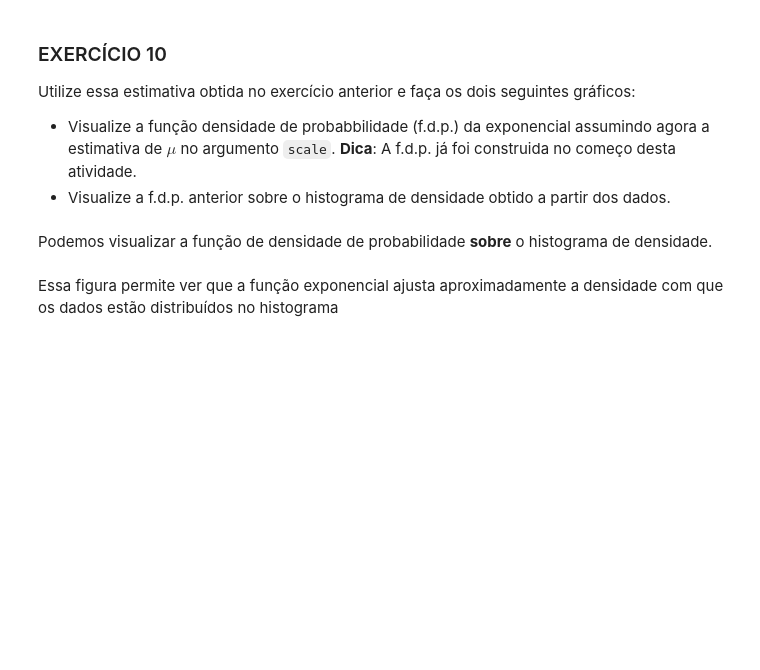
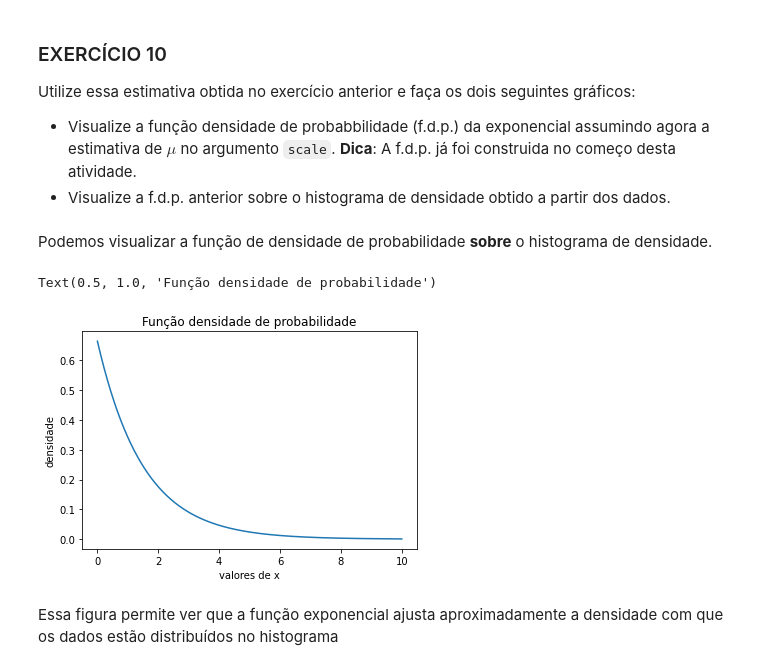
Before and after one commit to CarolMagario/CD22-2, a Jupyter notebook: aula16/Aula 16_Atividade_Exponencial.ipynb, the cells around one changed output. Saved outputs shown, nothing was run; the diff lists cells and outputs as text; code cells hidden in the pictures; blank space fills up the shorter version.

```diff
--- a/aula16/Aula 16_Atividade_Exponencial.ipynb
+++ b/aula16/Aula 16_Atividade_Exponencial.ipynb
@@ -390,3 +455,6 @@ Considerando os valores observados na amostra, **estime** o valor de $\mu$ e, po
 *Resposta esperada: mu = 1.5048349999999997 lambda = 0.6645246821080053*
 # %%
 # COLOQUE SEU CÓDIGO AQUI
+# %%
+mu = valores_f.mean()
+mu
@@ -403,6 +486,17 @@ Utilize essa estimativa obtida no exercício anterior e faça os dois seguintes
 Podemos visualizar a função de densidade de probabilidade **sobre** o histograma de densidade.
 # %%
 # COLOQUE SEU CÓDIGO AQUI
+# %%
+x = np.linspace(0, 10, 1000)
+fx = stats.expon.pdf(x, scale=mu)
+# %%
+plt.plot(x, fx)
+plt.ylabel('densidade')
+plt.xlabel('valores de x')
+plt.title('Função densidade de probabilidade')
+# %% [output]
+Text(0.5, 1.0, 'Função densidade de probabilidade')
+[figure, added]
 # %% [markdown]
 Essa figura permite ver que a função exponencial ajusta aproximadamente a densidade com que os dados estão distribuídos no histograma
 # %% [markdown]
```
Also changed, not shown: parts of 15 cells of this notebook, 1 other file.
